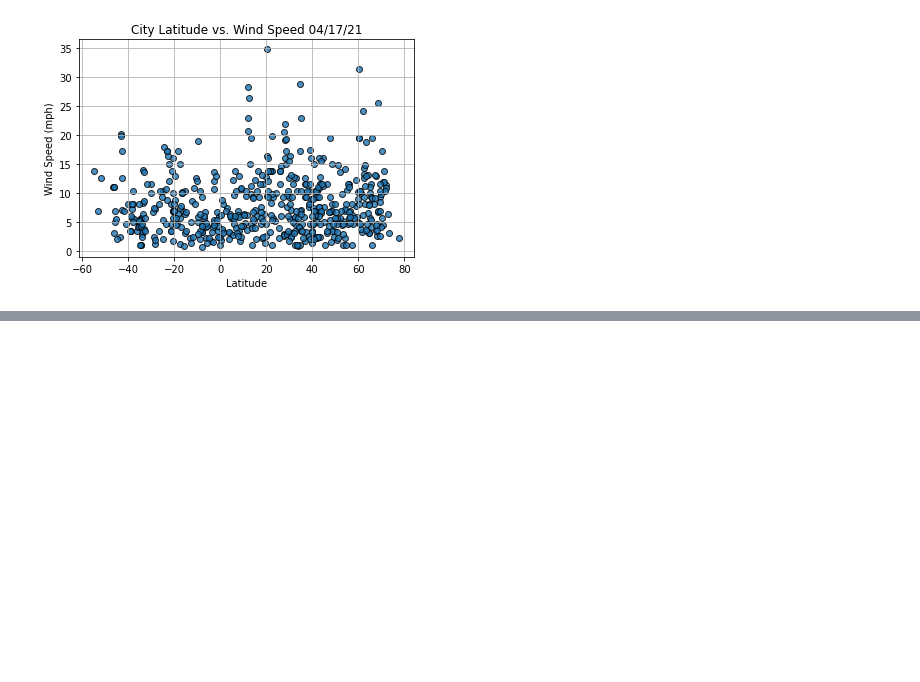
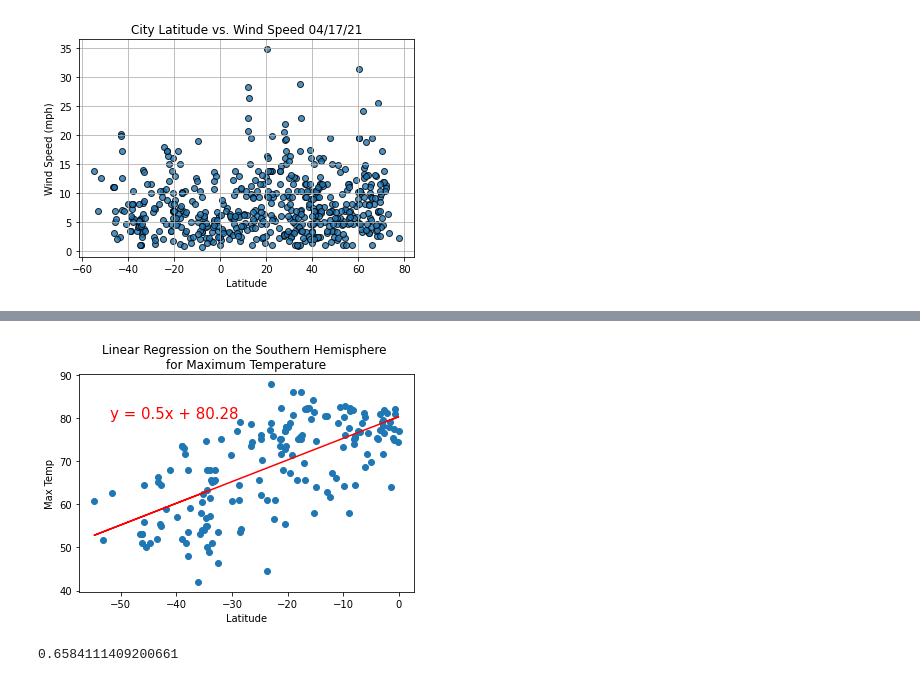
Before and after one commit to summerstime/World_Weather_Analysis, a Jupyter notebook: WeatherPy.ipynb, the cells around one changed output, grey strips where cells are left out. Cells and saved outputs as stored; diff of their text form; code cells hidden in the pictures; blank space fills up the shorter version.

```diff
--- a/WeatherPy.ipynb
+++ b/WeatherPy.ipynb
@@ -277,0 +365,15 @@ plt.show()
+# %%
+# Linear regression on the Southern Hemisphere
+x_values2 = southern_hemi_df["Lat"]
+y_values2 = southern_hemi_df["Max Temp"]
+# Call the function.
+plot_linear_regression(x_values2, y_values2,
+                       'Linear Regression on the Southern Hemisphere \n'
+                        'for Maximum Temperature', 'Max Temp',(-52,80))
+# %% [output]
+[figure, added]
+# %%
+# Get r Value to see strength of correlation
+linregress(x_values2, y_values2)[2]
+# %% [output]
+0.6584111409200661
```
Also changed, not shown: parts of 19 cells of this notebook.
